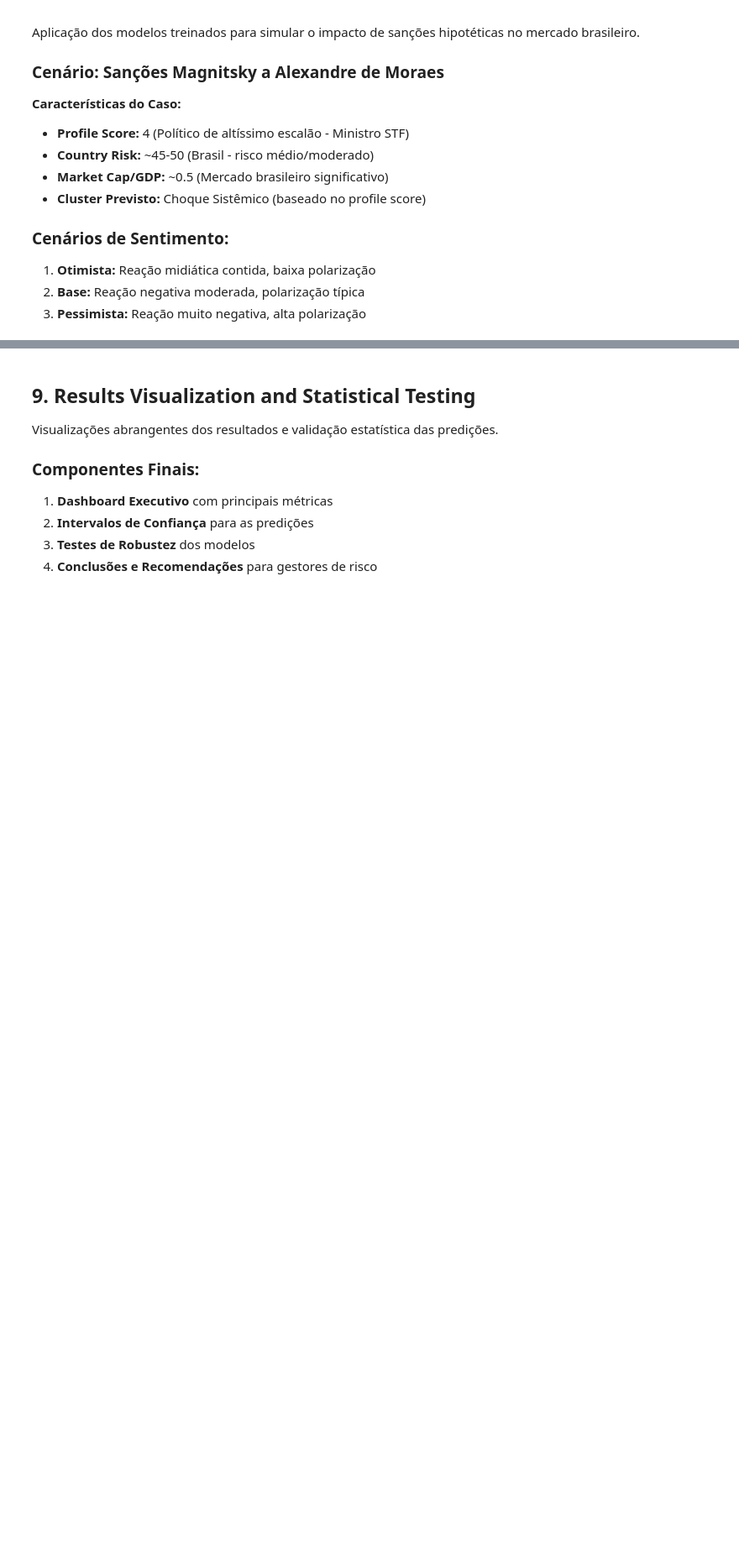
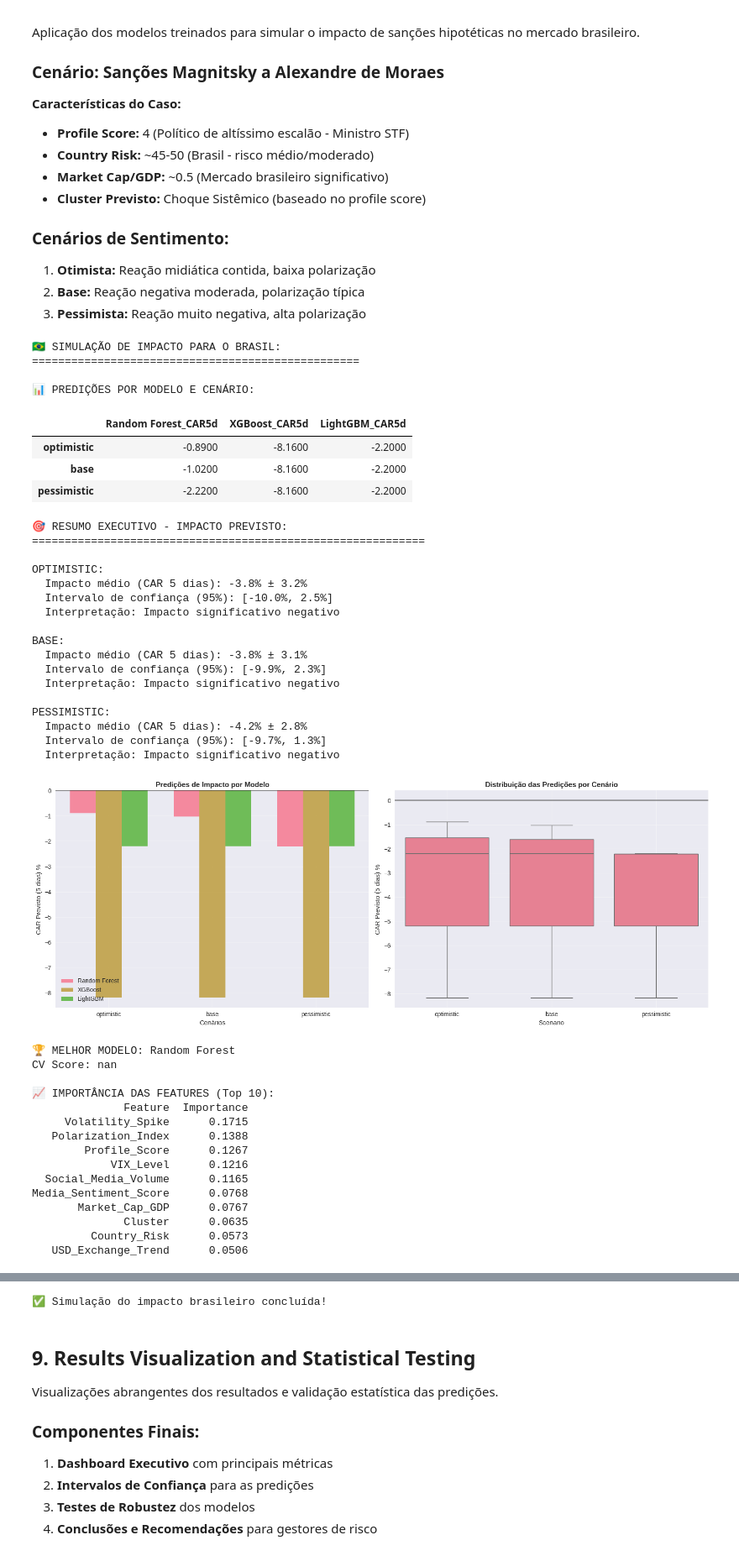
Before and after one commit to pmarodinn/magnitsky_analisys, a Jupyter notebook: notebooks/magnitsky_analysis.ipynb, the cells around one changed output, grey strips where cells are left out. Shown at 84% size. Drawn from its saved outputs; the diff is of its cells as text; code cells hidden in the pictures; blank space fills up the shorter version.

```diff
--- a/notebooks/magnitsky_analysis.ipynb
+++ b/notebooks/magnitsky_analysis.ipynb
@@ -1227,7 +1613,7 @@ brazil_base_features = {
     'Country_Risk': 48,          # Brasil - risco moderado (baseado em índices internacionais)
     'Market_Cap_GDP': 0.52,      # Mercado brasileiro significativo
     'Volatility_Spike': 35,      # Estimativa baseada em eventos políticos similares
-    'Cluster': 2,                # Cluster \"Choque Sistêmico\" baseado no profile score
+    'Cluster': 2,                # Cluster "Choque Sistêmico" baseado no profile score
     'VIX_Level': 22,             # Nível típico do VIX Brasil
     'USD_Exchange_Trend': 0.02   # Tendência recente USD/BRL
 }
@@ -1256,7 +1642,7 @@ brazil_scenarios = {
 
 # Função para fazer predições com todos os modelos
 def predict_brazil_impact(scenarios, models, feature_names, scaler):
-    \"\"\"Prever impacto para cenários brasileiros\"\"\"
+    """Prever impacto para cenários brasileiros"""
 
     predictions = {}
 
@@ -1285,8 +1671,8 @@ def predict_brazil_impact(scenarios, models, feature_names, scaler):
     return predictions
 
 # Fazer predições para o Brasil
-print(\"🇧🇷 SIMULAÇÃO DE IMPACTO PARA O BRASIL:\")
-print(\"=\"*50)
+print("🇧🇷 SIMULAÇÃO DE IMPACTO PARA O BRASIL:")
+print("="*50)
 
 brazil_predictions = predict_brazil_impact(brazil_scenarios, model_results, feature_names, scaler_ml)
 
@@ -1294,30 +1680,30 @@ brazil_predictions = predict_brazil_impact(brazil_scenarios, model_results, feat
 results_summary = pd.DataFrame(brazil_predictions).T
 results_summary.columns = [f'{col}_CAR5d' for col in results_summary.columns]
 
-print(\"\\n📊 PREDIÇÕES POR MODELO E CENÁRIO:\")
+print("\n📊 PREDIÇÕES POR MODELO E CENÁRIO:")
 display(results_summary.round(2))
 
 # Calcular estatísticas agregadas
-print(\"\\n🎯 RESUMO EXECUTIVO - IMPACTO PREVISTO:\")
-print(\"=\"*60)
+print("\n🎯 RESUMO EXECUTIVO - IMPACTO PREVISTO:")
+print("="*60)
 
 for scenario in ['optimistic', 'base', 'pessimistic']:
     scenario_preds = list(brazil_predictions[scenario].values())
     mean_pred = np.mean(scenario_preds)
     std_pred = np.std(scenario_preds)
 
-    print(f\"\\n{scenario.upper()}:\")
-    print(f\"  Impacto médio (CAR 5 dias): {mean_pred:.1f}% ± {std_pred:.1f}%\")
-    print(f\"  Intervalo de confiança (95%): [{mean_pred - 1.96*std_pred:.1f}%, {mean_pred + 1.96*std_pred:.1f}%]\")
+    print(f"\n{scenario.upper()}:")
+    print(f"  Impacto médio (CAR 5 dias): {mean_pred:.1f}% ± {std_pred:.1f}%")
+    print(f"  Intervalo de confiança (95%): [{mean_pred - 1.96*std_pred:.1f}%, {mean_pred + 1.96*std_pred:.1f}%]")
 
     if mean_pred <= -2:
-        interpretation = \"Impacto significativo negativo\"
+        interpretation = "Impacto significativo negativo"
     elif mean_pred <= -1:
-        interpretation = \"Impacto moderado negativo\"
+        interpretation = "Impacto moderado negativo"
     else:
-        interpretation = \"Impacto limitado\"
+        interpretation = "Impacto limitado"
 
-    print(f\"  Interpretação: {interpretation}\")
+    print(f"  Interpretação: {interpretation}")
 
 # Visualizar predições
 fig, (ax1, ax2) = plt.subplots(1, 2, figsize=(16, 6))
@@ -1360,34 +1746,76 @@ ax2.axhline(y=0, color='black', linestyle='-', alpha=0.5)
 
 plt.tight_layout()
 plt.show()
 
 # Análise de feature importance (usando melhor modelo)
 best_model_name = max(model_results.keys(), key=lambda x: model_results[x]['cv_mean'])
 best_model = model_results[best_model_name]['model']
 
-print(f\"\\n🏆 MELHOR MODELO: {best_model_name}\")
-print(f\"CV Score: {model_results[best_model_name]['cv_mean']:.3f}\")
+print(f"\n🏆 MELHOR MODELO: {best_model_name}")
+print(f"CV Score: {model_results[best_model_name]['cv_mean']:.3f}")
 
 # Feature importance
 if hasattr(best_model, 'feature_importances_'):
     importance_df = pd.DataFrame({
         'Feature': feature_names,
         'Importance': best_model.feature_importances_
     }).sort_values('Importance', ascending=False)
 
-    print(\"\\n📈 IMPORTÂNCIA DAS FEATURES (Top 10):\")
+    print("\n📈 IMPORTÂNCIA DAS FEATURES (Top 10):")
     print(importance_df.head(10).to_string(index=False))
 
     # Plot feature importance
     plt.figure(figsize=(10, 6))
     top_features = importance_df.head(8)
     plt.barh(range(len(top_features)), top_features['Importance'])
     plt.yticks(range(len(top_features)), top_features['Feature'])
     plt.xlabel('Importância')
     plt.title(f'Feature Importance - {best_model_name}', fontweight='bold')
     plt.gca().invert_yaxis()
     plt.grid(True, alpha=0.3)
     plt.tight_layout()
     plt.show()
 
-print(\"\\n✅ Simulação do impacto brasileiro concluída!\")"
+print("\n✅ Simulação do impacto brasileiro concluída!")
+# %% [output]
+🇧🇷 SIMULAÇÃO DE IMPACTO PARA O BRASIL:
+==================================================
+
+📊 PREDIÇÕES POR MODELO E CENÁRIO:
+|  | Random Forest_CAR5d | XGBoost_CAR5d | LightGBM_CAR5d |
+| optimistic | -0.8900 | -8.1600 | -2.2000 |
+| base | -1.0200 | -8.1600 | -2.2000 |
+| pessimistic | -2.2200 | -8.1600 | -2.2000 |
+🎯 RESUMO EXECUTIVO - IMPACTO PREVISTO:
+============================================================
+
+OPTIMISTIC:
+  Impacto médio (CAR 5 dias): -3.8% ± 3.2%
+  Intervalo de confiança (95%): [-10.0%, 2.5%]
+  Interpretação: Impacto significativo negativo
+
+BASE:
+  Impacto médio (CAR 5 dias): -3.8% ± 3.1%
+  Intervalo de confiança (95%): [-9.9%, 2.3%]
+  Interpretação: Impacto significativo negativo
+
+PESSIMISTIC:
+  Impacto médio (CAR 5 dias): -4.2% ± 2.8%
+  Intervalo de confiança (95%): [-9.7%, 1.3%]
+  Interpretação: Impacto significativo negativo
+[figure, added]
+🏆 MELHOR MODELO: Random Forest
+CV Score: nan
+
+📈 IMPORTÂNCIA DAS FEATURES (Top 10):
+              Feature  Importance
+     Volatility_Spike      0.1715
+   Polarization_Index      0.1388
+        Profile_Score      0.1267
+            VIX_Level      0.1216
+  Social_Media_Volume      0.1165
+Media_Sentiment_Score      0.0768
+       Market_Cap_GDP      0.0767
+              Cluster      0.0635
+         Country_Risk      0.0573
+   USD_Exchange_Trend      0.0506
@@ -1394,3 +1823,4 @@ print(\"\\n✅ Simulação do impacto brasileiro concluída!\")"
+✅ Simulação do impacto brasileiro concluída!
 # %% [markdown]
 ## 9. Results Visualization and Statistical Testing
 
```
Also changed, not shown: parts of 20 cells of this notebook, 1 other file.
